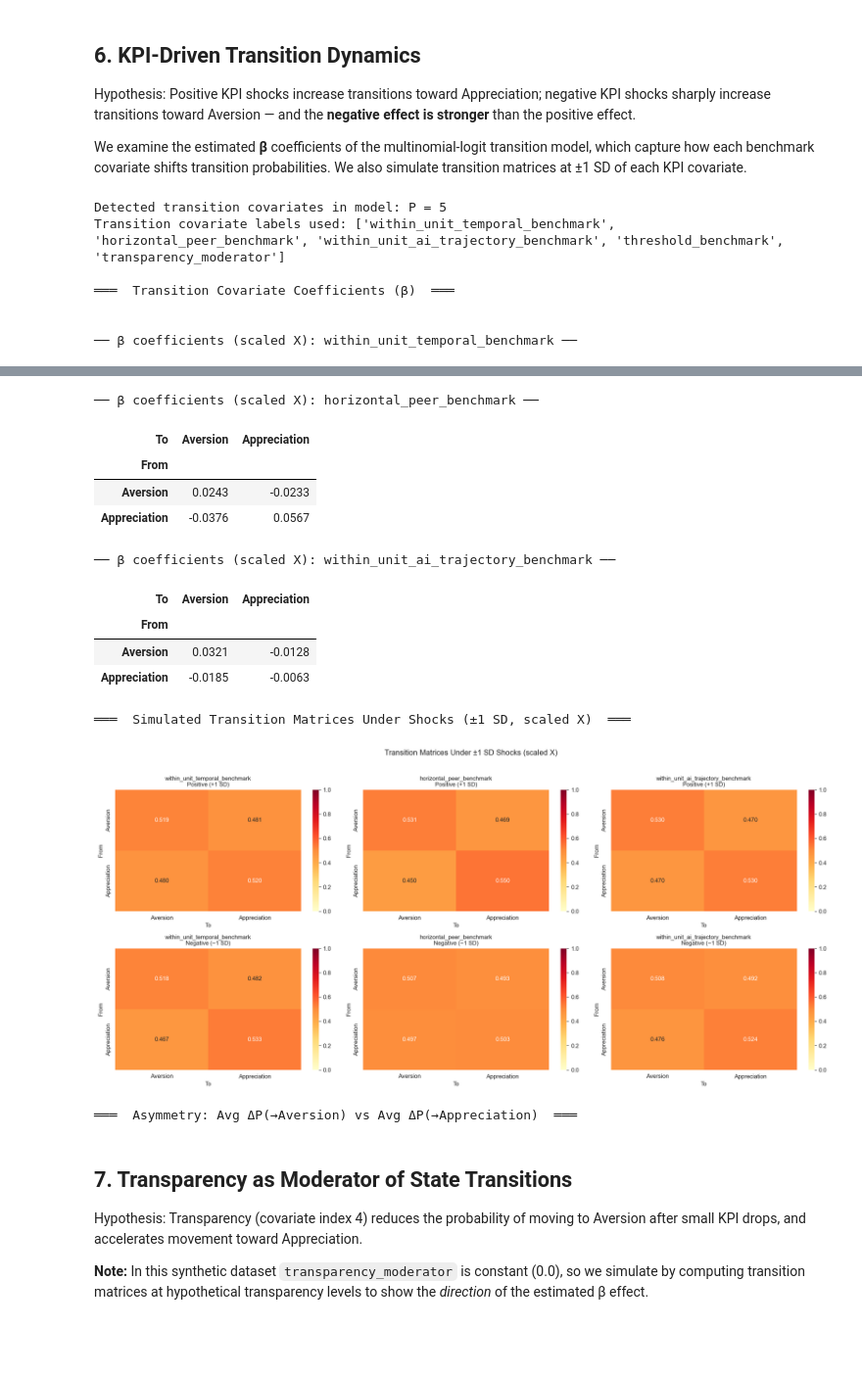
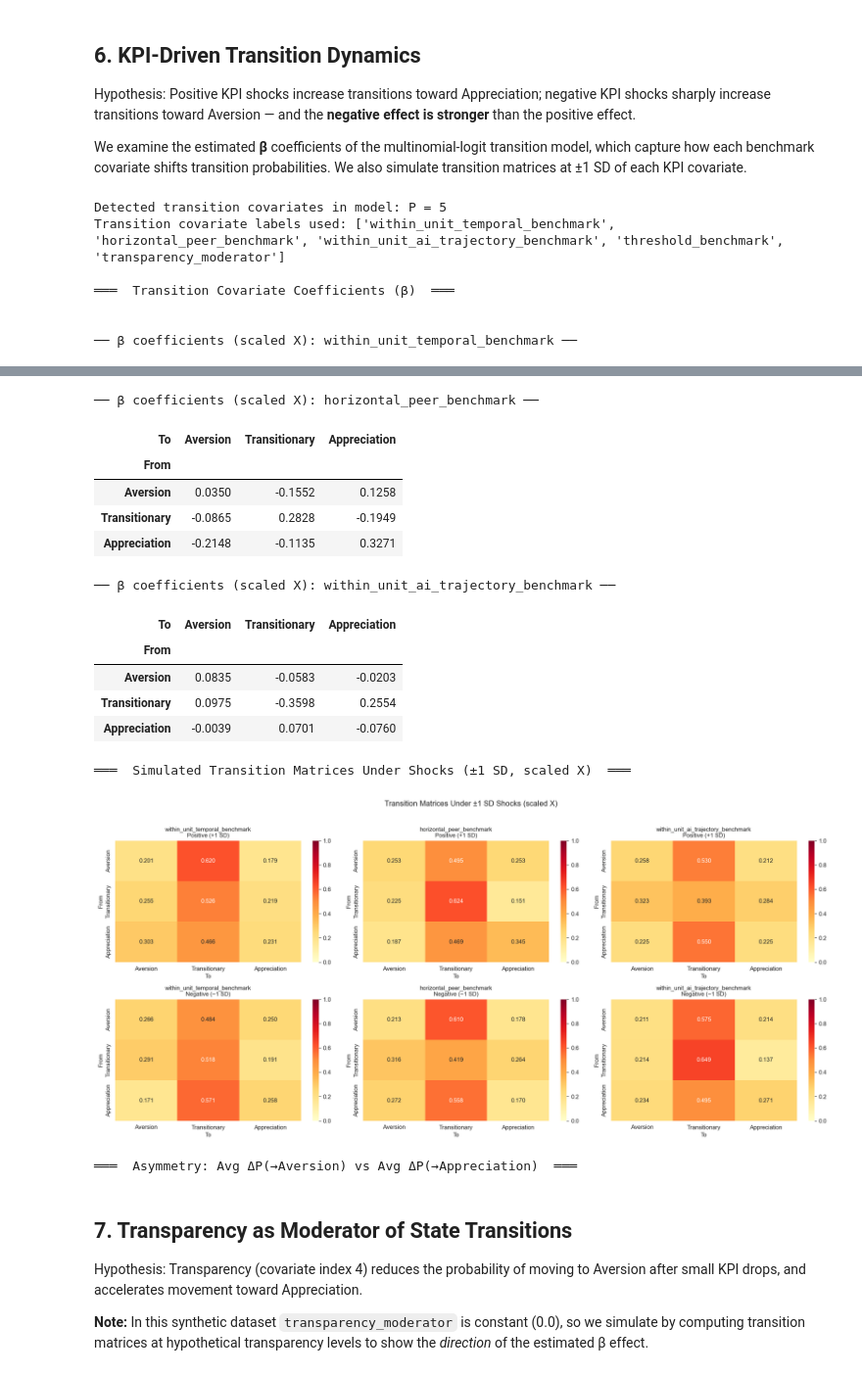
Before and after one commit to kaki1995/Triadic-Human-AI-Delegation, a Jupyter notebook: data_analysis/hmm_3_emissions.ipynb, the cells around one changed output, grey strips where cells are left out. Shown at 98% size. Drawn from its saved outputs; the diff is of its cells as text; code cells hidden in the pictures; blank space fills up the shorter version.

```diff
--- a/data_analysis/hmm_3_emissions.ipynb
+++ b/data_analysis/hmm_3_emissions.ipynb
@@ -1470,9 +1531,8 @@ plt.show()
 # %%
 # ============================================================
-# 4.2c. Transition matrix heatmap (baseline, at X=0)
+# 4.2c. Transition matrix heatmap (baseline, at X=0) — 3-state version
 #   - Uses your computed label_map + state_order_1idx
-#   - Displays in order: Aversion → Appreciation (per your rule)
-#   - Baseline here means covariates X=0 (after scaling)
+#   - Displays in order: Aversion → Transitionary → Appreciation
 # ============================================================
 
 import numpy as np
@@ -1488,19 +1548,17 @@ best_J = int(best_J_final) if "best_J_final" in globals() else int(best_J)
 # ---- Baseline transition matrix at X=0 ----
 Q_base = np.zeros((best_J, best_J))
 for j in range(best_J):
-    # logits over next-state k
-    logits = best_model.alpha[j]              # beta @ 0 = 0
-    Q_base[j] = softmax(logits)               # row-normalize
+    logits = best_model.alpha[j]
+    Q_base[j] = softmax(logits)
 
-# ---- Display order: Aversion -> Appreciation (from your rule) ----
-# state_order_1idx is 1-indexed, convert to 0-index for array slicing
+# ---- Display order: Aversion → Transitionary → Appreciation ----
 state_display_order = [s - 1 for s in state_order_1idx]
-label_order = [label_map[s] for s in state_order_1idx]     # should be ["Aversion","Appreciation"]
+label_order = [label_map[s] for s in state_order_1idx]
 
 Q_base_ordered = Q_base[np.ix_(state_display_order, state_display_order)]
 
 # ---- Heatmap ----
-fig, ax = plt.subplots(figsize=(6, 5))
+fig, ax = plt.subplots(figsize=(7, 6))
 sns.heatmap(
     Q_base_ordered,
     annot=True,
@@ -1707,7 +1765,7 @@ Hypothesis: Positive KPI shocks increase transitions toward Appreciation; negati
 We examine the estimated **β** coefficients of the multinomial-logit transition model, which capture how each benchmark covariate shifts transition probabilities. We also simulate transition matrices at ±1 SD of each KPI covariate.
 # %%
 # ============================================================
-# 5.1.2  Asymmetric KPI-Driven State Transitions (ROBUST to P!=5)
+# 5.1.2  Asymmetric KPI-Driven State Transitions (3-state version)
 # ============================================================
 
 import numpy as np
@@ -1721,12 +1779,13 @@ best_J = int(best_J_final) if "best_J_final" in globals() else int(best_J)
 assert "label_map" in globals(), "label_map not found. Run STATE LABELING cell first."
 assert "state_order_1idx" in globals(), "state_order_1idx not found. Run STATE LABELING cell first."
 
-# Display order: Aversion -> Appreciation
-state_display_order_0 = [s - 1 for s in state_order_1idx]     # 0-index
-label_order = [label_map[s] for s in state_order_1idx]        # ["Aversion","Appreciation"]
+# Display order: Aversion → Transitionary → Appreciation
+state_display_order_0 = [s - 1 for s in state_order_1idx]
+label_order = [label_map[s] for s in state_order_1idx]
 
-aversion_idx0 = state_display_order_0[0]
-appreciation_idx0 = state_display_order_0[1]
+aversion_idx0      = state_display_order_0[0]
+transitionary_idx0 = state_display_order_0[1]
+appreciation_idx0  = state_display_order_0[2]
 
 # ------------------------------------------------------------
 # 0) Infer P from the fitted model
@@ -1736,7 +1795,6 @@ assert beta.ndim == 3, f"Expected beta to be 3D (J,J,P). Got {beta.shape}."
 P_model = beta.shape[2]
 print(f"Detected transition covariates in model: P = {P_model}")
 
-# Your desired names (only used if lengths match)
 transition_cols_full = [
     "within_unit_temporal_benchmark",
     "horizontal_peer_benchmark",
@@ -1745,7 +1803,6 @@ transition_cols_full = [
     "transparency_moderator",
 ]
 
-# Use only as many names as exist; otherwise create generic names
 if P_model <= len(transition_cols_full):
     transition_cols = transition_cols_full[:P_model]
 else:
@@ -1784,7 +1841,7 @@ for p_idx, cov in enumerate(transition_cols):
 
 beta_df = pd.DataFrame(beta_rows)
 
-# Print pivots for up to 3 covariates (whatever exists)
+# Print pivots for up to 3 covariates
 for cov in transition_cols[:3]:
     sub = beta_df[beta_df["Covariate"] == cov].pivot(index="From", columns="To", values="β (scaled)")
     print(f"\n── β coefficients (scaled X): {cov} ──")
@@ -1792,15 +1849,13 @@ for cov in transition_cols[:3]:
 
 # ------------------------------------------------------------
 # b) Simulated transition matrices at ±1 SD of KPI (scaled space)
-#    Only simulate if P_model >= 1
 # ------------------------------------------------------------
 print("\n═══  Simulated Transition Matrices Under Shocks (±1 SD, scaled X)  ═══\n")
 
-# choose which covariates to shock: first up to 3
 kpi_covariates = [(transition_cols[i], i) for i in range(min(3, P_model))]
 n_cov = len(kpi_covariates)
 
-fig, axes = plt.subplots(2, n_cov, figsize=(6*n_cov, 8), squeeze=False)
+fig, axes = plt.subplots(2, n_cov, figsize=(6*n_cov, 10), squeeze=False)
 
 for col_idx, (cov_name, p_idx) in enumerate(kpi_covariates):
     for row_idx, (shock_label, shock_val) in enumerate([("Positive (+1 SD)", +1.0),
@@ -1846,10 +1901,27 @@ for cov_name, p_idx in kpi_covariates:
         x_vec = np.zeros(P_model)
         x_vec[p_idx] = shock_val
 
-        d_to_av, d_to_app = [], []
+        d_to_av, d_to_trans, d_to_app = [], [], []
         for i0 in range(best_J):
-            p_base = softmax(best_model.alpha[i0])  # X=0
+            p_base = softmax(best_model.alpha[i0])
             p_shock = softmax(best_model.alpha[i0] + best_model.beta[i0] @ x_vec)
+
+            d_to_av.append(p_shock[aversion_idx0] - p_base[aversion_idx0])
+            d_to_trans.append(p_shock[transitionary_idx0] - p_base[transitionary_idx0])
+            d_to_app.append(p_shock[appreciation_idx0] - p_base[appreciation_idx0])
+
+        asym_rows.append({
+            "Covariate": cov_name,
+            "Shock": shock_label,
+            "Avg ΔP(→Aversion)": round(float(np.mean(d_to_av)), 4),
+            "Avg ΔP(→Transitionary)": round(float(np.mean(d_to_trans)), 4),
+            "Avg ΔP(→Appreciation)": round(float(np.mean(d_to_app)), 4),
+        })
+
+asym_df = pd.DataFrame(asym_rows)
+display(asym_df)
+
+print("\n✓ Result 5.1.2: Transition coefficients and shock simulations for 3 states.")
 # %% [output]
 Detected transition covariates in model: P = 5
 Transition covariate labels used: ['within_unit_temporal_benchmark', 'horizontal_peer_benchmark', 'within_unit_ai_trajectory_benchmark', 'threshold_benchmark', 'transparency_moderator']
@@ -1865,15 +1938,17 @@ Transition covariate labels used: ['within_unit_temporal_benchmark', 'horizontal
 ── β coefficients (scaled X): horizontal_peer_benchmark ──
-| To | Aversion | Appreciation |
-| From |  |  |
-| Aversion | 0.0243 | -0.0233 |
-| Appreciation | -0.0376 | 0.0567 |
+| To | Aversion | Transitionary | Appreciation |
+| From |  |  |  |
+| Aversion | 0.0350 | -0.1552 | 0.1258 |
+| Transitionary | -0.0865 | 0.2828 | -0.1949 |
+| Appreciation | -0.2148 | -0.1135 | 0.3271 |
 ── β coefficients (scaled X): within_unit_ai_trajectory_benchmark ──
-| To | Aversion | Appreciation |
-| From |  |  |
-| Aversion | 0.0321 | -0.0128 |
-| Appreciation | -0.0185 | -0.0063 |
+| To | Aversion | Transitionary | Appreciation |
+| From |  |  |  |
+| Aversion | 0.0835 | -0.0583 | -0.0203 |
+| Transitionary | 0.0975 | -0.3598 | 0.2554 |
+| Appreciation | -0.0039 | 0.0701 | -0.0760 |
 ═══  Simulated Transition Matrices Under Shocks (±1 SD, scaled X)  ═══
-[figure, old version]
+[figure, new version]
 ═══  Asymmetry: Avg ΔP(→Aversion) vs Avg ΔP(→Appreciation)  ═══
 # %% [markdown]
 ## 7. Transparency as Moderator of State Transitions
```
Also changed, not shown: parts of 21 cells of this notebook, 2 other files.
